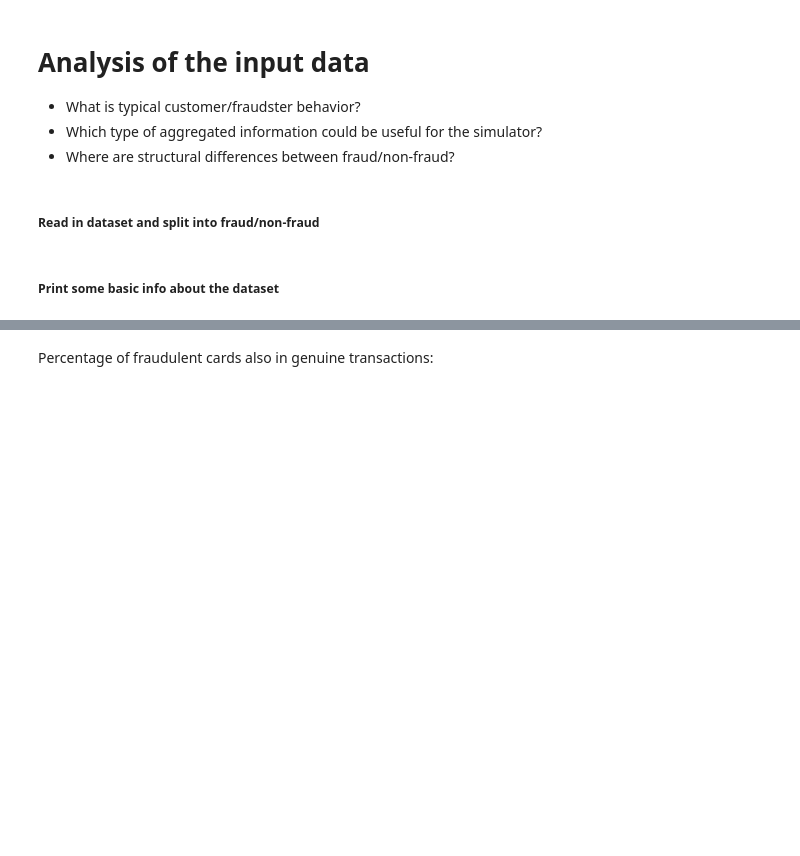
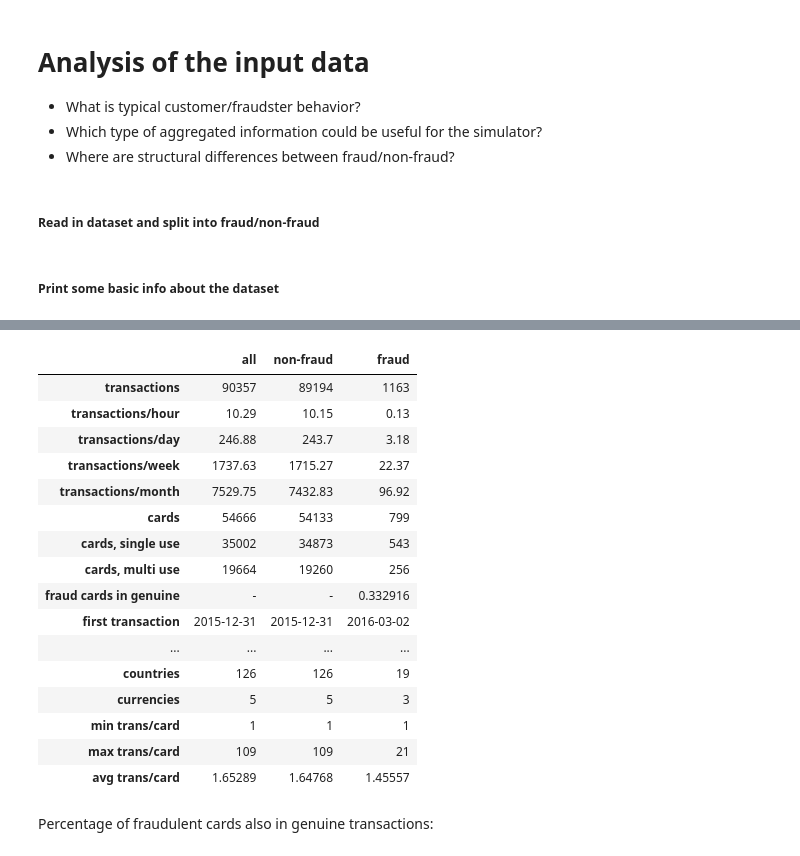
Before and after one commit to lmzintgraf/MultiMAuS, a Jupyter notebook: data/analyse_data.ipynb, the cells around one changed output, grey strips where cells are left out. Saved outputs shown, nothing was run; the diff lists cells and outputs as text; code cells hidden in the pictures; blank space fills up the shorter version.

```diff
--- a/data/analyse_data.ipynb
+++ b/data/analyse_data.ipynb
@@ -28,7 +42,25 @@ print(dataset01.head())
 # %%
-data_stats = utils_data.get_data_stats('real')
+data_stats = utils_data.get_real_data_stats()
 data_stats.to_csv(join(utils_data.FOLDER_SIMULATOR_INPUT, 'aggregated_data.csv'))
 display(data_stats)
+# %% [output]
+|  | all | non-fraud | fraud |
+| transactions | 90357 | 89194 | 1163 |
+| transactions/hour | 10.29 | 10.15 | 0.13 |
+| transactions/day | 246.88 | 243.7 | 3.18 |
+| transactions/week | 1737.63 | 1715.27 | 22.37 |
+| transactions/month | 7529.75 | 7432.83 | 96.92 |
+| cards | 54666 | 54133 | 799 |
+| cards, single use | 35002 | 34873 | 543 |
+| cards, multi use | 19664 | 19260 | 256 |
+| fraud cards in genuine | - | - | 0.332916 |
+| first transaction | 2015-12-31 | 2015-12-31 | 2016-03-02 |
+| ... | ... | ... | ... |
+| countries | 126 | 126 | 19 |
+| currencies | 5 | 5 | 3 |
+| min trans/card | 1 | 1 | 1 |
+| max trans/card | 109 | 109 | 21 |
+| avg trans/card | 1.65289 | 1.64768 | 1.45557 |
 # %% [markdown]
 Percentage of fraudulent cards also in genuine transactions:
 # %%
```
Also changed, not shown: parts of 28 cells of this notebook.
